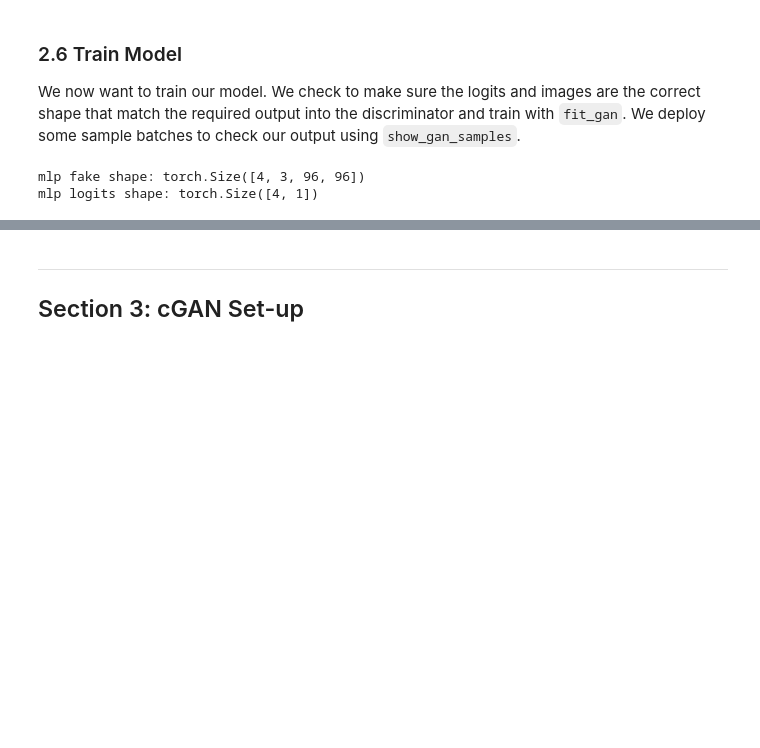
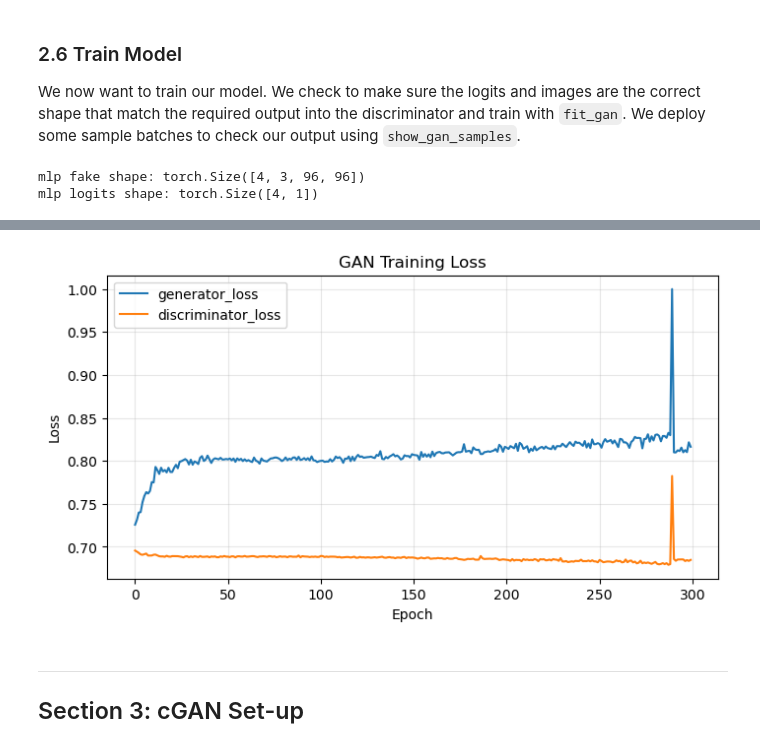
Before and after one commit to nooblexx/pokemon-cgan, a Jupyter notebook: final_project.ipynb, the cells around one changed output, grey strips where cells are left out. Drawn from its saved outputs; the diff is of its cells as text; code cells hidden in the pictures; blank space fills up the shorter version.

```diff
--- a/final_project.ipynb
+++ b/final_project.ipynb
@@ -499,3 +525,7 @@ epoch 100/100 | G: 0.8006 | D: 0.6885
+# %%
+plot_loss_curves(gan_history, title="GAN Training Loss")
+# %% [output]
+[figure, added]
 # %% [markdown]
 ---
 ## Section 3: cGAN Set-up
```
Also changed, not shown: parts of 8 cells of this notebook.
